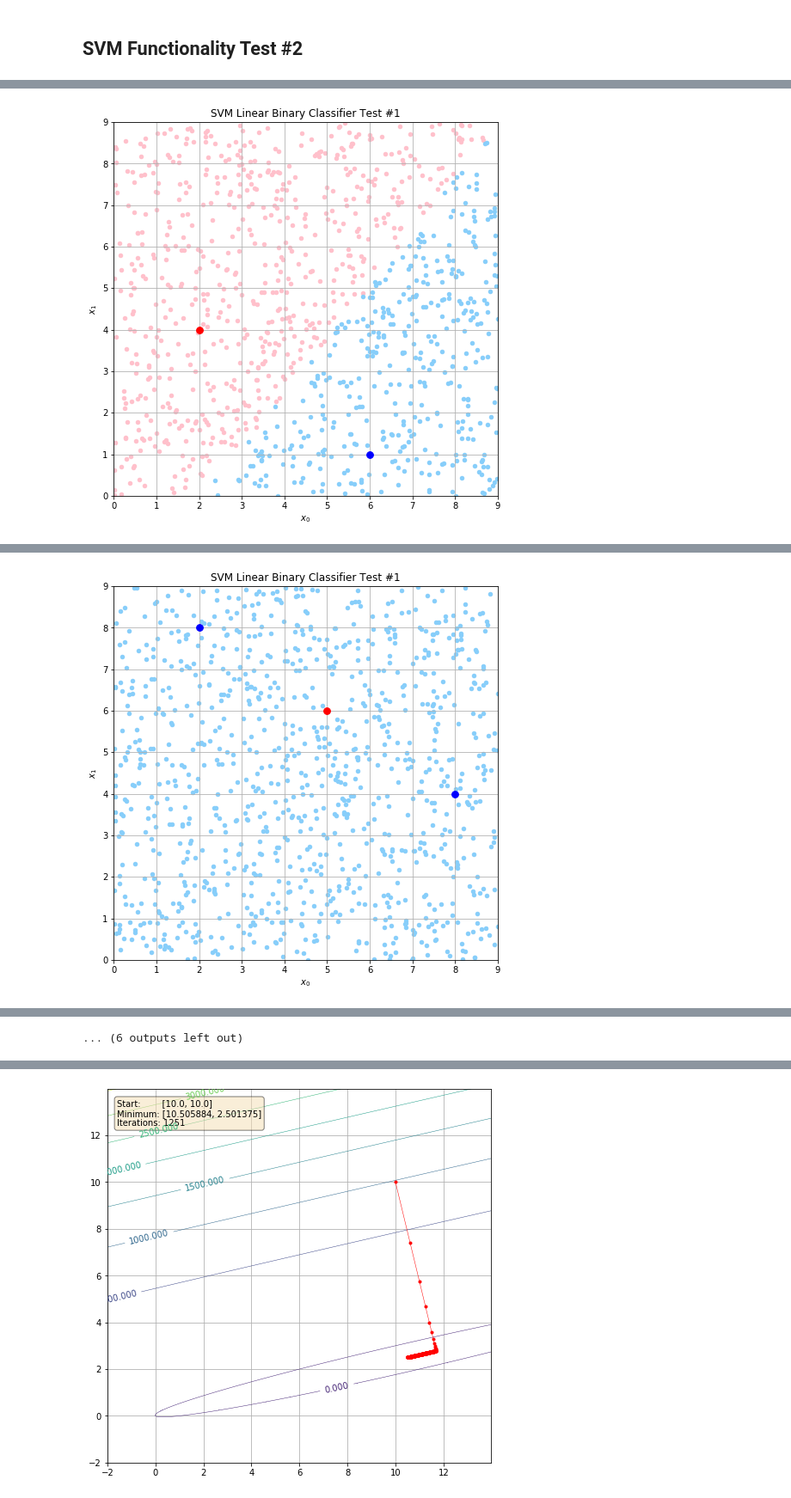
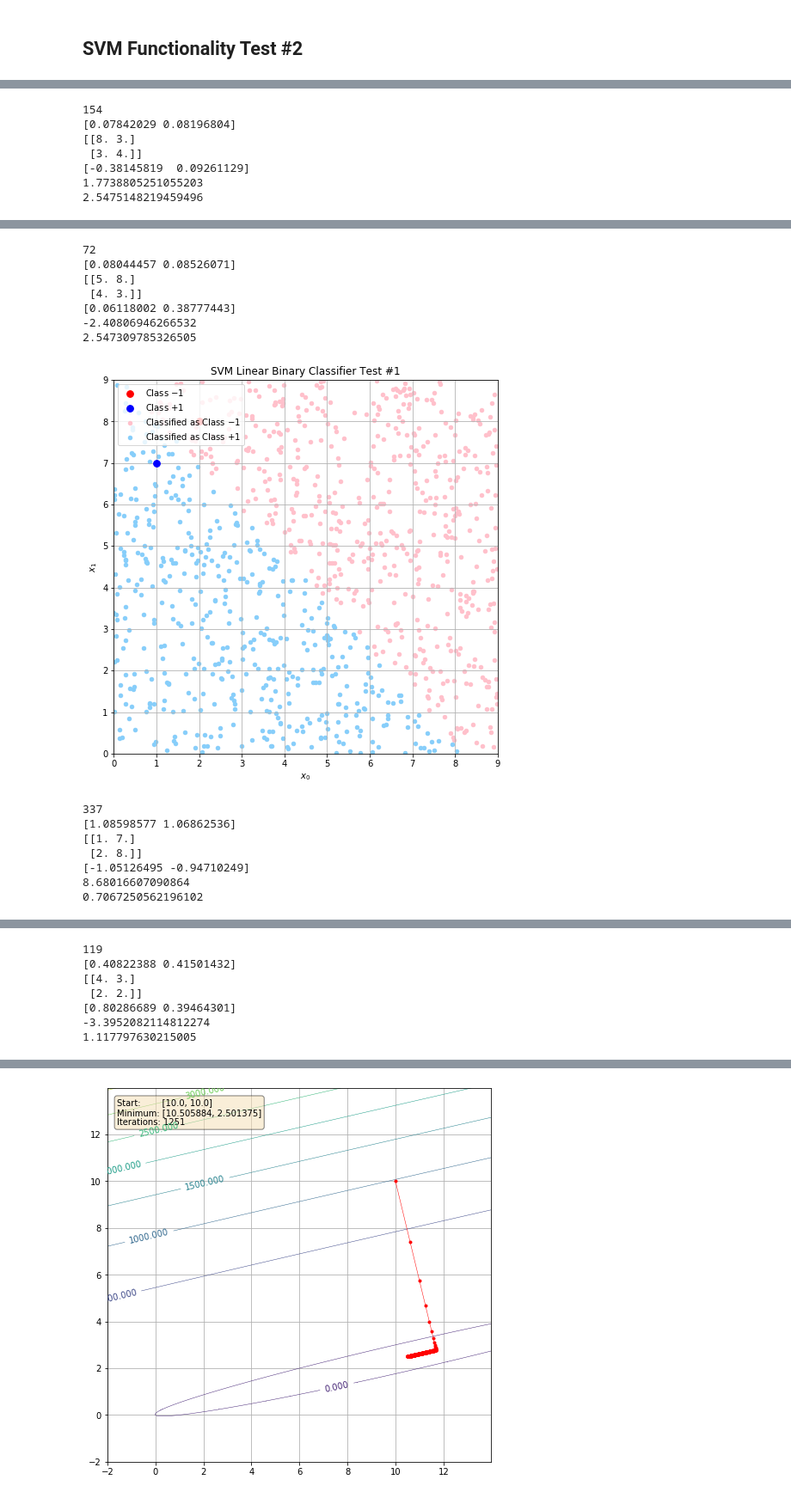
Before and after one commit to johnduffymsc/msc_comp0120project, a Jupyter notebook: COMP0120_Project_Code_John_Duffy.ipynb, the cells around one changed output, grey strips where cells are left out. Shown at 86% size. Saved outputs shown, nothing was run; the diff lists cells and outputs as text; code cells hidden in the pictures.

```diff
--- a/COMP0120_Project_Code_John_Duffy.ipynb
+++ b/COMP0120_Project_Code_John_Duffy.ipynb
@@ -387,9 +410,9 @@ class SVM(object):
 # %% [markdown]
 ## SVM Functionality Test
 # %%
-N = 500
+N = 1000
 
-random.seed(1)
+np.random.seed(1)
 
 
 # SVM Functionality Test #1.
@@ -406,8 +429,8 @@ svm.train(X_train, y_train, linear_kernel, quadratic_penalty_dual_solver, steepe
 X_new = np.zeros((N, 2))
 
 for i in range(N):
-    X_new[i, 0] = random.uniform(0.0, 9.0)
-    X_new[i, 1] = random.uniform(0.0, 9.0)
+    X_new[i, 0] = np.random.uniform(0.0, 9.0)
+    X_new[i, 1] = np.random.uniform(0.0, 9.0)
 
 y_new = np.zeros(N)
 
@@ -451,8 +474,8 @@ svm.train(X_train, y_train, linear_kernel, quadratic_penalty_dual_solver, steepe
 X_new = np.zeros((N, 2))
 
 for i in range(N):
-    X_new[i, 0] = random.uniform(0.0, 9.0)
-    X_new[i, 1] = random.uniform(0.0, 9.0)
+    X_new[i, 0] = np.random.uniform(0.0, 9.0)
+    X_new[i, 1] = np.random.uniform(0.0, 9.0)
 
 y_new = np.zeros(N)
 
@@ -486,8 +509,9 @@ print(svm.margin)
 
 svm = SVM()
 
+#X_train = np.array([[3.0, 3.0],
 X_train = np.array([[3.0, 3.0],
-                    #[1.0, 2.0],
+                    #[3.0, 2.0],
                     #[2.0, 1.0],
                     [5.0, 7.0],
                     [7.0, 5.0],
@@ -500,8 +524,8 @@ svm.train(X_train, y_train, linear_kernel, quadratic_penalty_dual_solver, steepe
 X_new = np.zeros((N, 2))
 
 for i in range(N):
-    X_new[i, 0] = random.uniform(0.0, 9.0)
-    X_new[i, 1] = random.uniform(0.0, 9.0)
+    X_new[i, 0] = np.random.uniform(0.0, 9.0)
+    X_new[i, 1] = np.random.uniform(0.0, 9.0)
 
 y_new = np.zeros(N)
 
@@ -559,13 +583,13 @@ print(svm.margin)
 # %% [markdown]
 ## SVM Functionality Test #2
 # %%
-TRAINING_POINTS = [2, 3, 4]
+TRAINING_POINTS = [2]
 
 PLOTS = 6
 
 N = 1000
 
-random.seed(1)
+np.random.seed(1)
 
 svm = SVM()
 
@@ -591,8 +615,8 @@ for T in TRAINING_POINTS:
         X_new = np.zeros((N, 2))
 
         for i in range(N):
-            X_new[i, 0] = random.uniform(0.0, 9.0)
-            X_new[i, 1] = random.uniform(0.0, 9.0)
+            X_new[i, 0] = np.random.uniform(0.0, 9.0)
+            X_new[i, 1] = np.random.uniform(0.0, 9.0)
 
         y_new = np.zeros(N)
 
@@ -606,11 +630,20 @@ for T in TRAINING_POINTS:
         plt.scatter(X_train[y_train == +1.0, 0], X_train[y_train == +1.0, 1], color="blue", s=60, zorder=2)
         plt.scatter(X_new[y_new == -1.0, 0], X_new[y_new == -1.0, 1], color="pink", s=20, zorder=1)
         plt.scatter(X_new[y_new == +1.0, 0], X_new[y_new == +1.0, 1], color="lightskyblue", s=20, zorder=1)
+        #for sv in svm.sv:
+        #    plt.scatter(sv[0], sv[1], s=300, facecolors='none', edgecolors='b')
         plt.title("SVM Linear Binary Classifier Test #1")
         plt.xlabel("$x_0$")
         plt.ylabel("$x_1$")
-        #plt.legend([ "Class $-1$", "Class $+1$", "Classified as Class $-1$", "Classified as Class $+1$"], loc="upper left")
+        plt.legend([ "Class $-1$", "Class $+1$", "Classified as Class $-1$", "Classified as Class $+1$"], loc="upper left")
         plt.grid(zorder=0)
         plt.savefig("svm_test_1.pdf")
         plt.show()
+
+        print(svm.iters)
+        print(svm.alphas)
+        print(svm.sv)
+        print(svm.w)
+        print(svm.b)
+        print(svm.margin)
 # %% [output]
@@ -617,0 +651,7 @@ for T in TRAINING_POINTS:
+154
+[0.07842029 0.08196804]
+[[8. 3.]
+ [3. 4.]]
+[-0.38145819  0.09261129]
+1.7738805251055203
+2.5475148219459496
@@ -619 +659,15 @@ for T in TRAINING_POINTS:
+72
+[0.08044457 0.08526071]
+[[5. 8.]
+ [4. 3.]]
+[0.06118002 0.38777443]
+-2.40806946266532
+2.547309785326505
-[figure, old version]
+[figure, new version]
+337
+[1.08598577 1.06862536]
+[[1. 7.]
+ [2. 8.]]
+[-1.05126495 -0.94710249]
+8.68016607090864
+0.7067250562196102
@@ -620,0 +675,7 @@ for T in TRAINING_POINTS:
+119
+[0.40822388 0.41501432]
+[[4. 3.]
+ [2. 2.]]
+[0.80286689 0.39464301]
+-3.3952082114812274
+1.117797630215005
@@ -623 +690,0 @@ for T in TRAINING_POINTS:
-[figure, removed]
@@ -629 +690,0 @@ for T in TRAINING_POINTS:
-... (6 outputs left out)
```
Also changed, not shown: parts of 4 cells of this notebook.
